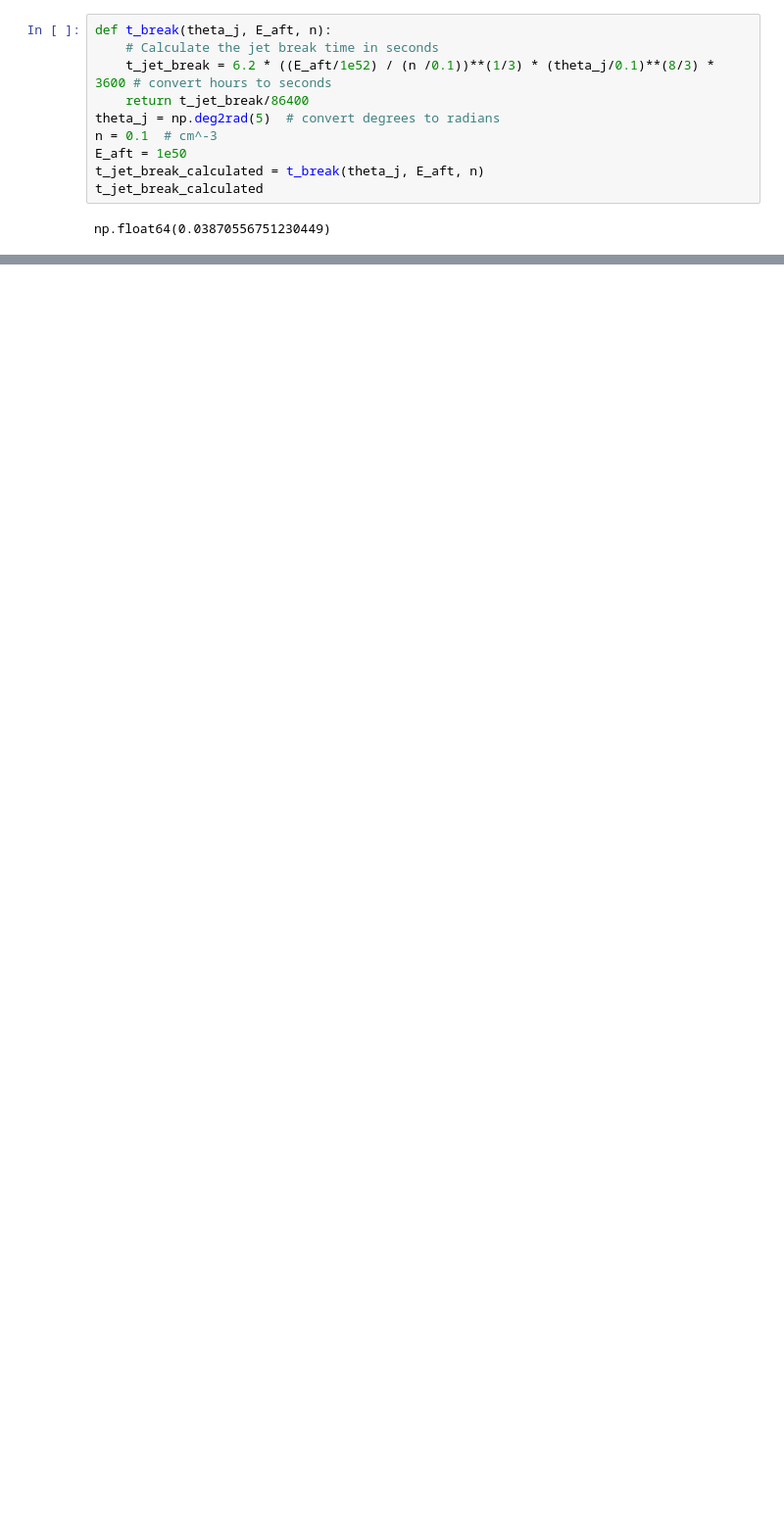
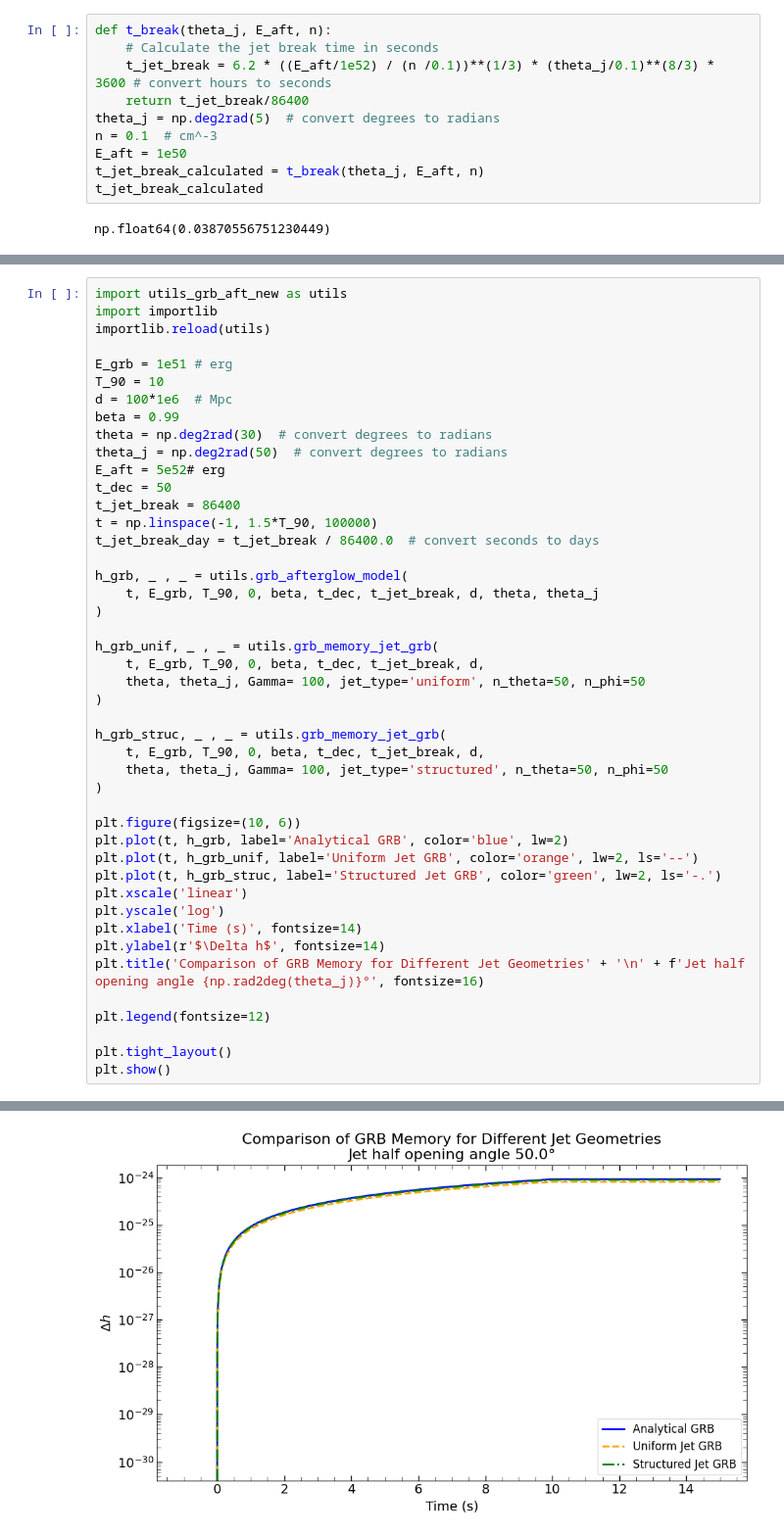
Before and after one commit to ThomasBastro/Memory_effect, a Jupyter notebook: Model_perso_grb_afterglow/grb_aft_test.ipynb, the cells around one changed output, grey strips where cells are left out. Shown at 98% size. Saved outputs shown, nothing was run; the diff lists cells and outputs as text; blank space fills up the shorter version.

```diff
--- a/Model_perso_grb_afterglow/grb_aft_test.ipynb
+++ b/Model_perso_grb_afterglow/grb_aft_test.ipynb
@@ -158,0 +256,46 @@ np.float64(0.03870556751230449)
+# %%
+import utils_grb_aft_new as utils
+import importlib
+importlib.reload(utils)
+
+E_grb = 1e51 # erg
+T_90 = 10
+d = 100*1e6  # Mpc
+beta = 0.99
+theta = np.deg2rad(30)  # convert degrees to radians
+theta_j = np.deg2rad(50)  # convert degrees to radians
+E_aft = 5e52# erg
+t_dec = 50
+t_jet_break = 86400
+t = np.linspace(-1, 1.5*T_90, 100000)
+t_jet_break_day = t_jet_break / 86400.0  # convert seconds to days
+
+h_grb, _ , _ = utils.grb_afterglow_model(
+    t, E_grb, T_90, 0, beta, t_dec, t_jet_break, d, theta, theta_j
+)
+
+h_grb_unif, _ , _ = utils.grb_memory_jet_grb(
+    t, E_grb, T_90, 0, beta, t_dec, t_jet_break, d,
+    theta, theta_j, Gamma= 100, jet_type='uniform', n_theta=50, n_phi=50
+)
+
+h_grb_struc, _ , _ = utils.grb_memory_jet_grb(
+    t, E_grb, T_90, 0, beta, t_dec, t_jet_break, d,
+    theta, theta_j, Gamma= 100, jet_type='structured', n_theta=50, n_phi=50
+)
+
+plt.figure(figsize=(10, 6))
+plt.plot(t, h_grb, label='Analytical GRB', color='blue', lw=2)
+plt.plot(t, h_grb_unif, label='Uniform Jet GRB', color='orange', lw=2, ls='--')
+plt.plot(t, h_grb_struc, label='Structured Jet GRB', color='green', lw=2, ls='-.')
+plt.xscale('linear')
+plt.yscale('log')
+plt.xlabel('Time (s)', fontsize=14)
+plt.ylabel(r'$\Delta h$', fontsize=14)
+plt.title('Comparison of GRB Memory for Different Jet Geometries' + '\n' + f'Jet half opening angle {np.rad2deg(theta_j)}°', fontsize=16)
+
+plt.legend(fontsize=12)
+
+plt.tight_layout()
+plt.show()
+# %% [output]
@@ -158,0 +304 @@ np.float64(0.03870556751230449)
+[figure, added]
```
Also changed, not shown: parts of 27 cells of this notebook, 57 other files.
